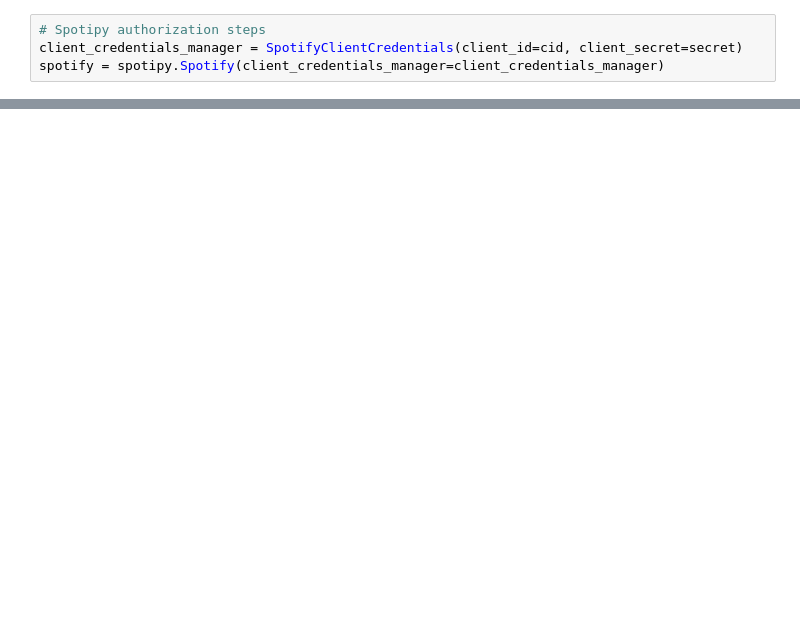
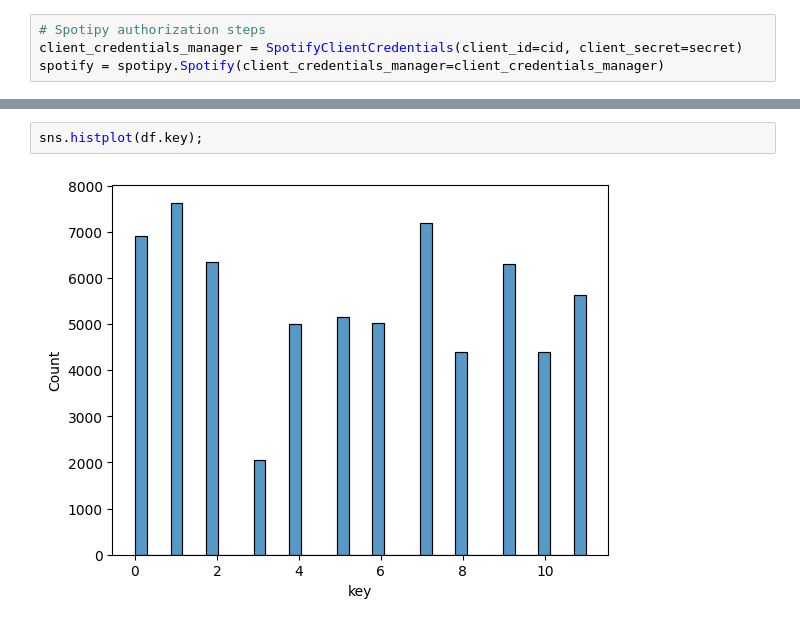
Before and after one commit to dermothethird/Spotify_Hit_Prediction, a Jupyter notebook: Working_Notebook.ipynb, the cells around one changed output, grey strips where cells are left out. Drawn from its saved outputs; the diff is of its cells as text; blank space fills up the shorter version.

```diff
--- a/Working_Notebook.ipynb
+++ b/Working_Notebook.ipynb
@@ -153,0 +171,4 @@ Questions to consider:
+# %%
+sns.histplot(df.key);
+# %% [output]
+[figure, added]
```
Also changed, not shown: parts of 109 cells of this notebook, 6 other files.
